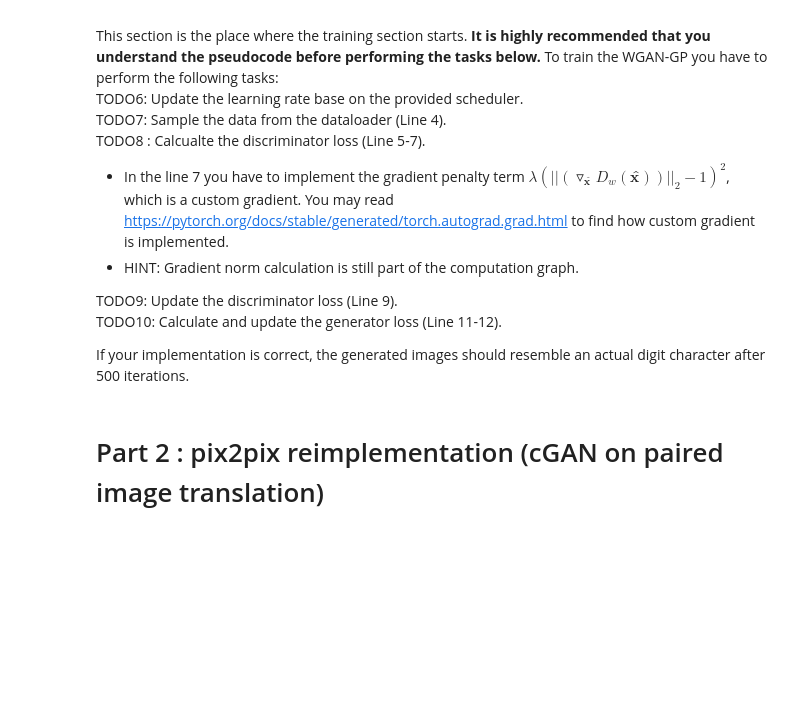
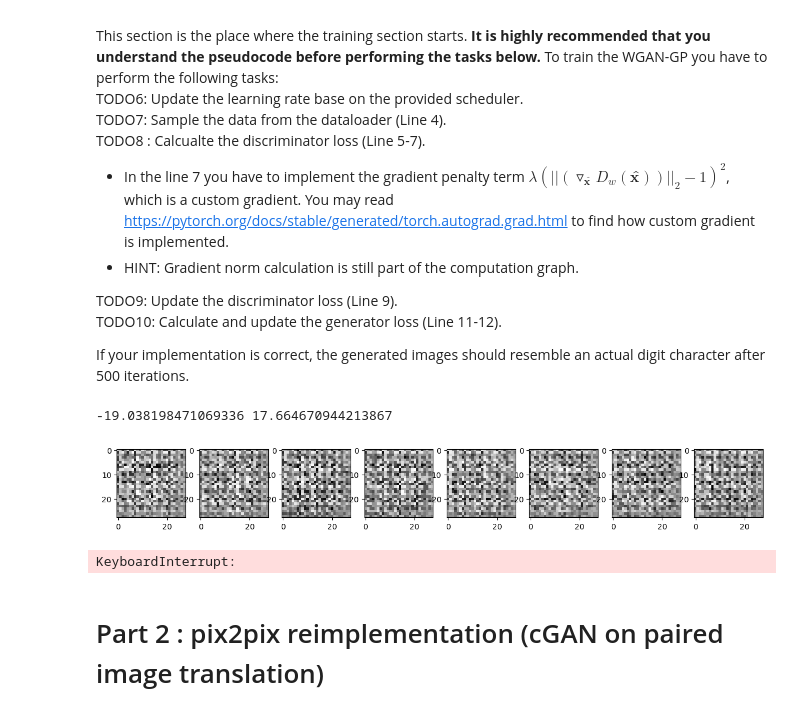
Before and after one commit to pupipatsk/Pattern-Recognition, a Jupyter notebook: HW/HW07/HW7_GANs_(student_version).ipynb, the cells around one changed output. Saved outputs shown, nothing was run; the diff lists cells and outputs as text; code cells hidden in the pictures; blank space fills up the shorter version.

```diff
--- a/HW/HW07/HW7_GANs_(student_version).ipynb
+++ b/HW/HW07/HW7_GANs_(student_version).ipynb
@@ -254,17 +258,22 @@ n_critic = 5
 
 TODO 5: Create a dataloader that could generate the data in line 4. The dataloader should return $\mathbf{x, z, ϵ}$ with a batch size of `BATCH_SIZE`
 # %%
+from torch.utils.data import DataLoader, Dataset
+
 # TODO5 implement dataloader
 class WGAN_Dataset(Dataset):
     def __init__(self, data):
-        self.data = data # np.ndarray
+        self.data = data.astype(np.float32) #np.ndarray #default numpy: float64, pytorch: float32
         self.len = len(data)
 
     def __len__(self):
         return self.len
 
     def __getitem__(self, idx):
-        x = self.data[x]
-        z = torch.randn(128)  # Latent variable tensor # Latent Size = 128 # size of the random noise vector
-        epsilon =
+        x = self.data[idx]
+        z = torch.randn(128)  #Latent variable tensor #Latent Size = 128 #size of the random noise vector
+        epsilon = torch.rand((1,1,1)) # 1 value #for (batch_size, 1, 1, 1)
         return x, z, epsilon
+
+wgan_dataset = WGAN_Dataset(trainX)  # Assuming 'data' contains your dataset
+wgan_dataloader = DataLoader(wgan_dataset, batch_size=BATCH_SIZE, shuffle=True)
@@ -289,31 +296,60 @@ If your implementation is correct, the generated images should resemble an actua
 # %%
 from tqdm import tqdm
 for i in tqdm(range(NUM_ITERATION)):
   ## TODO6 update learning rate
-  pass
+  D_optimizer.param_groups[0]['lr'] = schedule(i)
+  G_optimizer.param_groups[0]['lr'] = schedule(i)
 
   for t in range(n_critic):
     ## TODO7 line 4: sample data from dataloader
-    pass
+    x, z, e = next(iter(wgan_dataloader))
+    x, z, e = x.to(device), z.to(device), e.to(device)
 
     ## TODO8 line5-7 : calculate discriminator loss
-    pass
+    generator.zero_grad()
+    discriminator.zero_grad()
+
+    x_bar = generator(z)
+    # print(e.shape, x.shape, x_bar.shape)
+    x_hat = e * x + (1 - e) * x_bar
+
+    disc_x_bar = discriminator(x_bar)
+    disc_x = discriminator(x)
+    disc_x_hat = discriminator(x_hat)
+
+    div_x_hat = torch.autograd.grad(disc_x_hat, x_hat, grad_outputs=torch.ones_like(disc_x_hat), create_graph=True)[0]
+    grad_loss = GP_lambda * (div_x_hat.norm(dim=(2,3)) - 1) ** 2
+    D_loss = disc_x_bar.mean() - disc_x.mean() + grad_loss.mean()
+    losses['D'].append(D_loss.item())
 
     ## TODO9 : line 9 update discriminator loss
-    pass
+    D_loss.backward()
+    D_optimizer.step()
+
   ## TODO10 : line 11-12 calculate and update the generator loss
-  pass
+  generator.zero_grad()
+
+  z = torch.randn((BATCH_SIZE, 128), device=device)
+  G_loss = -discriminator(generator(z)).mean()
+  losses['G'].append(G_loss.item())
+
+  G_loss.backward()
+  G_optimizer.step()
 
   # Output visualization : If your reimplementation is correct, the generated images should start resembling a digit character after 500 iterations.
   if(i % 100 == 0):
     plt.figure(figsize = (15,75))
     print(losses['D'][-1], losses['G'][-1])
     with torch.no_grad():
       res = generator(fixed_z).cpu().detach().numpy()
     for k in range(8):
       plt.subplot( int('18{}'.format(k+1)) )
       plt.imshow( res[k].transpose(1, 2, 0)[..., 0], cmap = 'gray' )
     plt.show()
+# %% [output]
+-19.038198471069336 17.664670944213867
+[figure, added]
+KeyboardInterrupt:
 # %% [markdown]
 # Part 2 : pix2pix reimplementation (cGAN on paired image translation)
 # %% [markdown]
```
Also changed, not shown: parts of 2 cells of this notebook.
